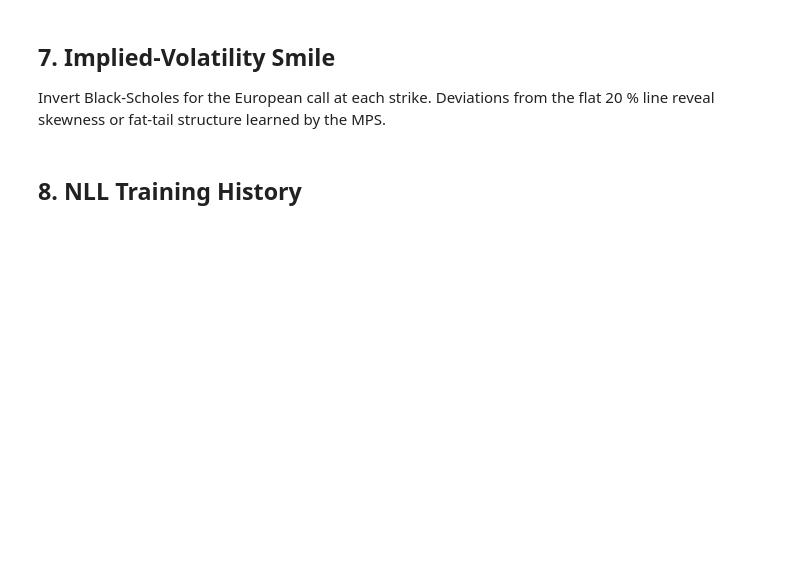
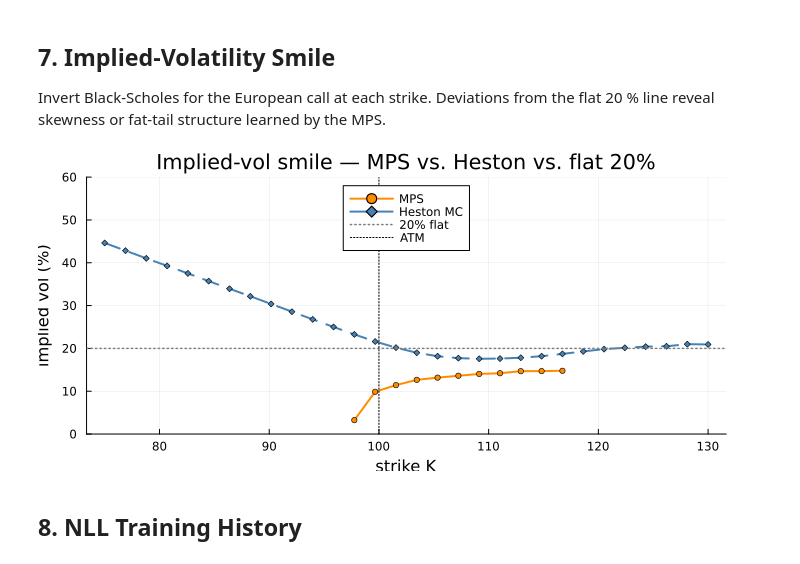
Before and after one commit to diegobragaferreira/MPSFast.jl, a Jupyter notebook: notebooks/experiments/options_pricing.ipynb, the cells around one changed output. Cells and saved outputs as stored; diff of their text form; code cells hidden in the pictures; blank space fills up the shorter version.

```diff
--- a/notebooks/experiments/options_pricing.ipynb
+++ b/notebooks/experiments/options_pricing.ipynb
@@ -190,18 +273,31 @@ display(p_prices)
 Invert Black-Scholes for the European call at each strike.  Deviations from
 the flat 20 % line reveal skewness or fat-tail structure learned by the MPS.
 # %%
-ivols = [implied_vol(p, S0, K, T_mat; r = r) * 100
-         for (p, K) in zip(eu_prices, strikes)]
+# MPS implied vols — guard against near-zero OTM prices that push
+# the bisection to the upper bound (σ=10 = 1000%) instead of NaN.
+# Any price below 1e-4 is too small to invert reliably, so we return NaN.
+ivols_mps = [p > 1e-4 ? implied_vol(p, S0, K, T_mat; r = r) * 100 : NaN
+             for (p, K) in zip(eu_prices_mps, strikes)]
 
-p_smile = plot(strikes, ivols;
+# Heston implied vols (same guard for consistency)
+ivols_hest = [p > 1e-4 ? implied_vol(p, S0, K, T_mat; r = r) * 100 : NaN
+              for (p, K) in zip(eu_prices_hest, strikes)]
+
+p_smile = plot(strikes, ivols_mps;
     lw=2, marker=:circle, markersize=3, color=:darkorange,
-    label = "MPS implied vol",
+    label = "MPS",
     xlabel = "strike K", ylabel = "implied vol (%)",
-    title  = "Implied-vol smile — MPS vs flat 20%",
+    title  = "Implied-vol smile — MPS vs. Heston vs. flat 20%",
+    ylims  = (0, 60),
     size = (700, 320), legend = :top)
-hline!(p_smile, [20.0]; lw=1.5, ls=:dash, color=:gray, label="20% flat")
+plot!(p_smile, strikes, ivols_hest;
+    lw=2, marker=:diamond, markersize=3, color=:steelblue, ls=:dash,
+    label = "Heston MC")
+hline!(p_smile, [20.0]; lw=1.5, ls=:dot, color=:gray, label="20% flat")
 vline!(p_smile, [S0];   lw=1,   ls=:dot,  color=:black, label="ATM")
 display(p_smile)
+# %% [output]
+[figure, added]
 # %% [markdown]
 ## 8. NLL Training History
 # %%
```
Also changed, not shown: parts of 10 cells of this notebook.
